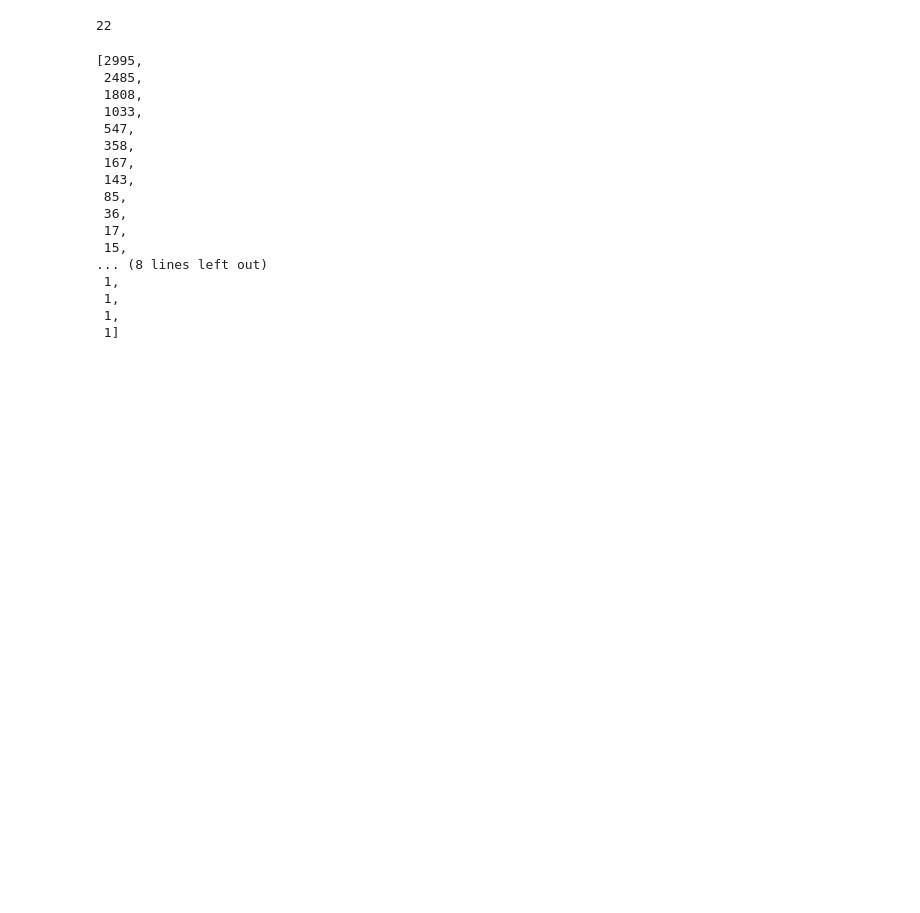
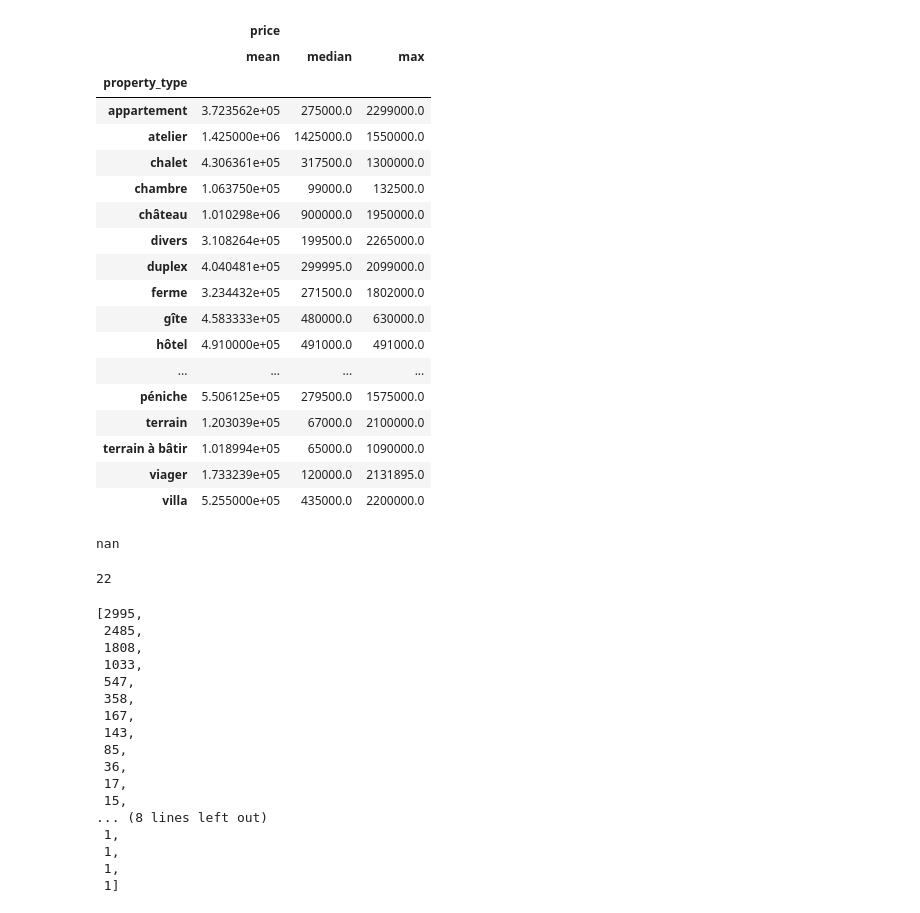
Before and after one commit to Simon-Bertrand/RealEstatePricing, a Jupyter notebook: Test.ipynb, the cells around one changed output. Cells and saved outputs as stored; diff of their text form; code cells hidden in the pictures; blank space fills up the shorter version.

```diff
--- a/Test.ipynb
+++ b/Test.ipynb
@@ -17,3 +30,29 @@ df.head()
+# %%
+df[['property_type','price']].groupby('property_type').agg(['mean','median','max'])
+# %% [output]
+|  | price |  |  |
+|  | mean | median | max |
+| property_type |  |  |  |
+| appartement | 3.723562e+05 | 275000.0 | 2299000.0 |
+| atelier | 1.425000e+06 | 1425000.0 | 1550000.0 |
+| chalet | 4.306361e+05 | 317500.0 | 1300000.0 |
+| chambre | 1.063750e+05 | 99000.0 | 132500.0 |
+| château | 1.010298e+06 | 900000.0 | 1950000.0 |
+| divers | 3.108264e+05 | 199500.0 | 2265000.0 |
+| duplex | 4.040481e+05 | 299995.0 | 2099000.0 |
+| ferme | 3.234432e+05 | 271500.0 | 1802000.0 |
+| gîte | 4.583333e+05 | 480000.0 | 630000.0 |
+| hôtel | 4.910000e+05 | 491000.0 | 491000.0 |
+| ... | ... | ... | ... |
+| péniche | 5.506125e+05 | 279500.0 | 1575000.0 |
+| terrain | 1.203039e+05 | 67000.0 | 2100000.0 |
+| terrain à bâtir | 1.018994e+05 | 65000.0 | 1090000.0 |
+| viager | 1.733239e+05 | 120000.0 | 2131895.0 |
+| villa | 5.255000e+05 | 435000.0 | 2200000.0 |
+# %%
+np.array(df[(df['property_type']=='duplex') & (df['size']>1000)])[0,7]
+# %% [output]
+nan
 # %%
 df['property_type'].nunique()
 # %% [output]
```
Also changed, not shown: parts of 22 cells of this notebook, 6 other files.
